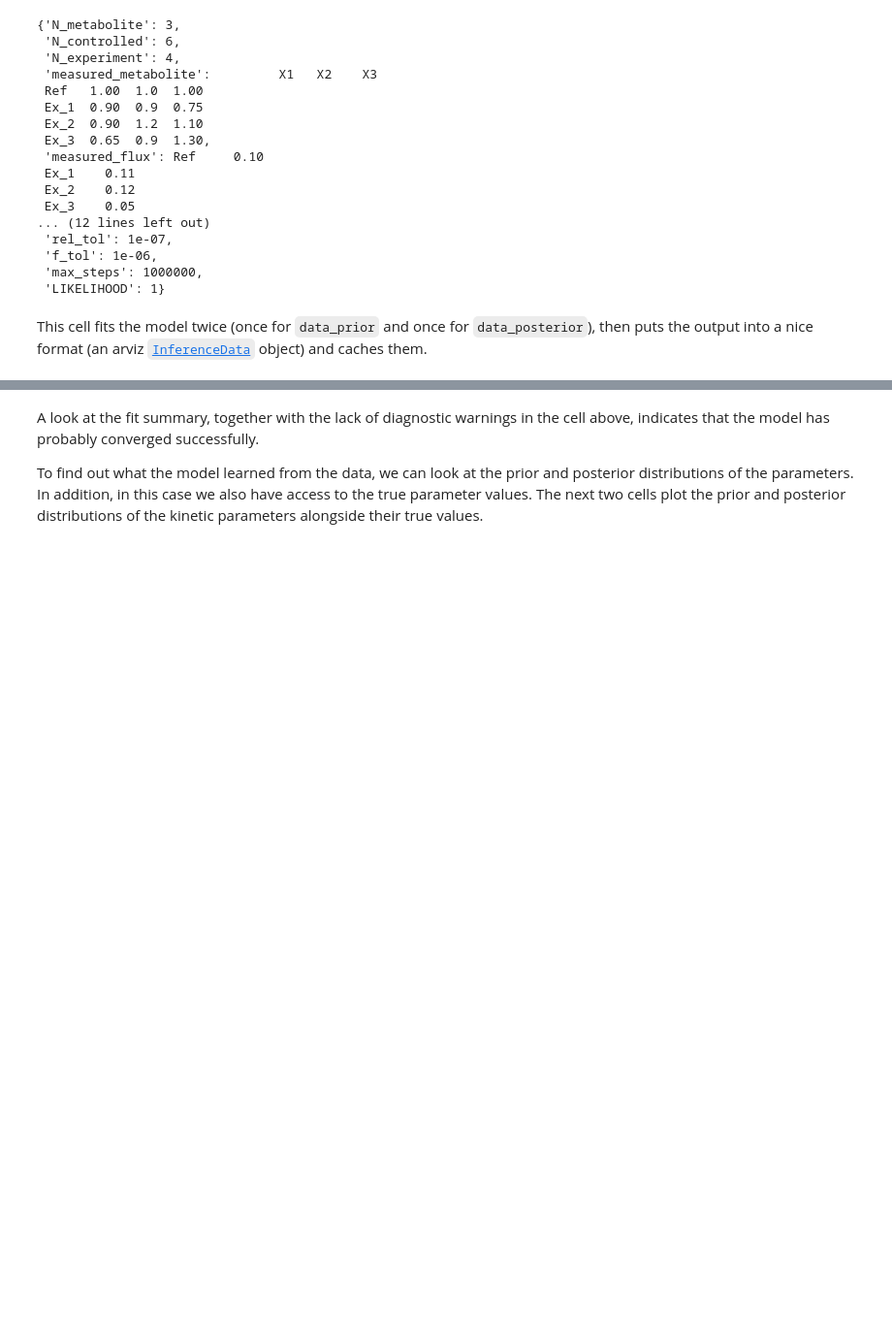
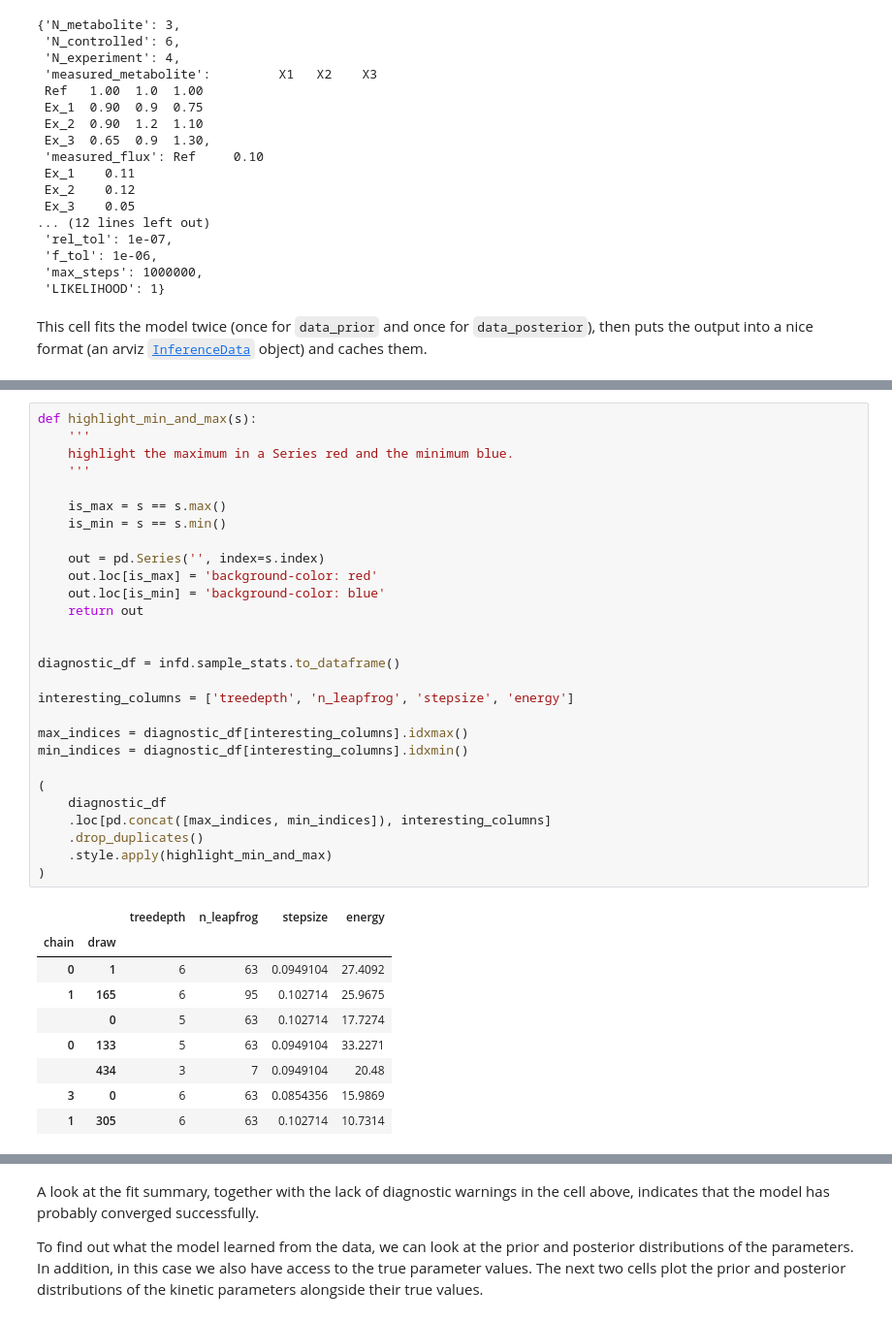
Before and after one commit to teddygroves/stan_ode_example, a Jupyter notebook: Stan steady state example.ipynb, the cells around one changed output, grey strips where cells are left out. Shown: that part at 97% size. Cells and saved outputs as stored; diff of their text form; blank space fills up the shorter version.

```diff
--- a/Stan steady state example.ipynb
+++ b/Stan steady state example.ipynb
@@ -269,0 +270,38 @@ arviz.summary(infd.posterior, var_names=['k_cat', 'K_eq', 'K_m', 'K_I'])
+# %%
+def highlight_min_and_max(s):
+    '''
+    highlight the maximum in a Series red and the minimum blue.
+    '''
+
+    is_max = s == s.max()
+    is_min = s == s.min()
+
+    out = pd.Series('', index=s.index)
+    out.loc[is_max] = 'background-color: red'
+    out.loc[is_min] = 'background-color: blue'
+    return out
+
+
+diagnostic_df = infd.sample_stats.to_dataframe()
+
+interesting_columns = ['treedepth', 'n_leapfrog', 'stepsize', 'energy']
+
+max_indices = diagnostic_df[interesting_columns].idxmax()
+min_indices = diagnostic_df[interesting_columns].idxmin()
+
+(
+    diagnostic_df
+    .loc[pd.concat([max_indices, min_indices]), interesting_columns]
+    .drop_duplicates()
+    .style.apply(highlight_min_and_max)
+)
+# %% [output]
+|  |  | treedepth | n_leapfrog | stepsize | energy |
+| chain | draw |  |  |  |  |
+| 0 | 1 | 6 | 63 | 0.0949104 | 27.4092 |
+| 1 | 165 | 6 | 95 | 0.102714 | 25.9675 |
+|  | 0 | 5 | 63 | 0.102714 | 17.7274 |
+| 0 | 133 | 5 | 63 | 0.0949104 | 33.2271 |
+|  | 434 | 3 | 7 | 0.0949104 | 20.48 |
+| 3 | 0 | 6 | 63 | 0.0854356 | 15.9869 |
+| 1 | 305 | 6 | 63 | 0.102714 | 10.7314 |
```
Also changed, not shown: parts of 5 cells of this notebook, 4 other files.
